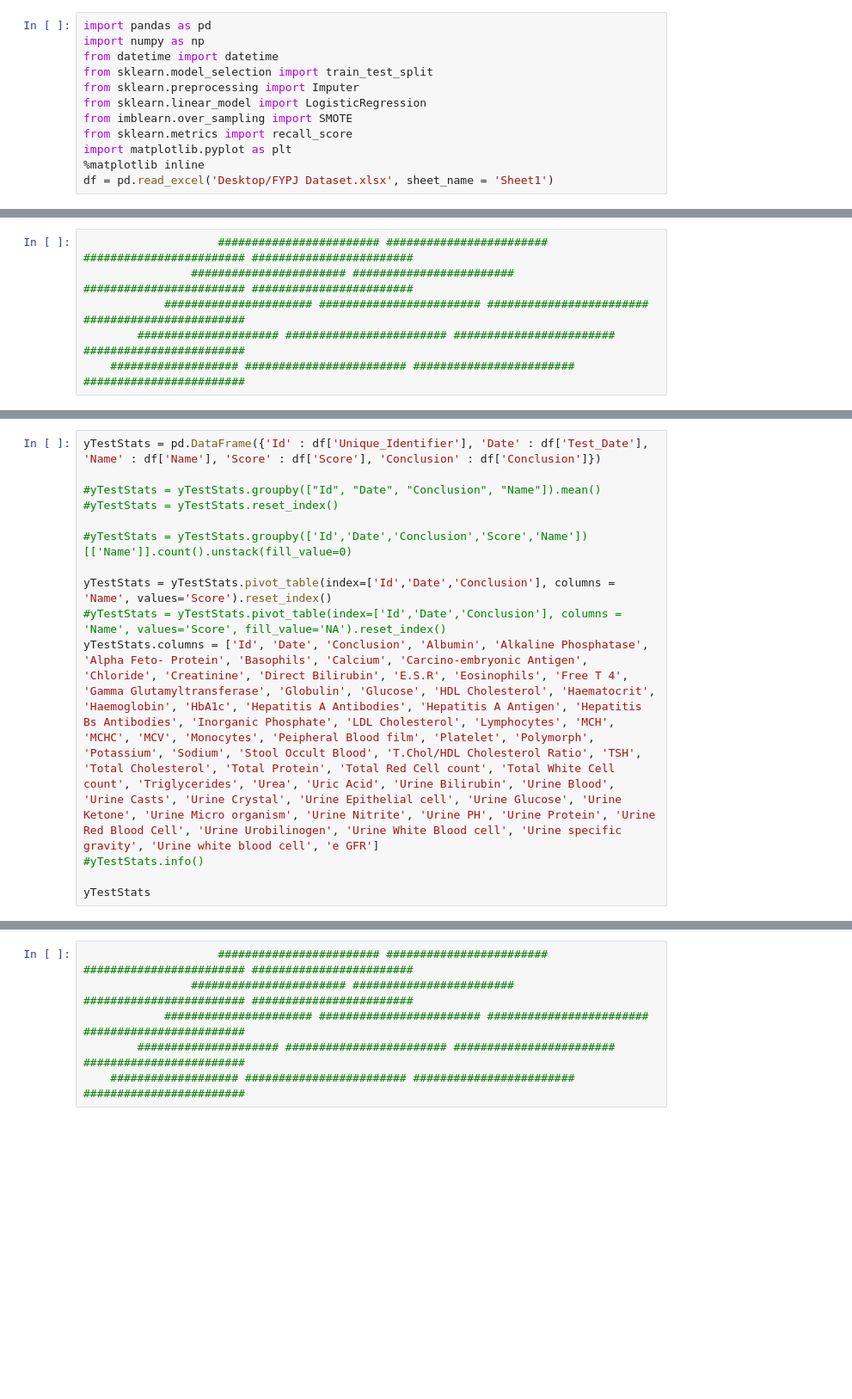
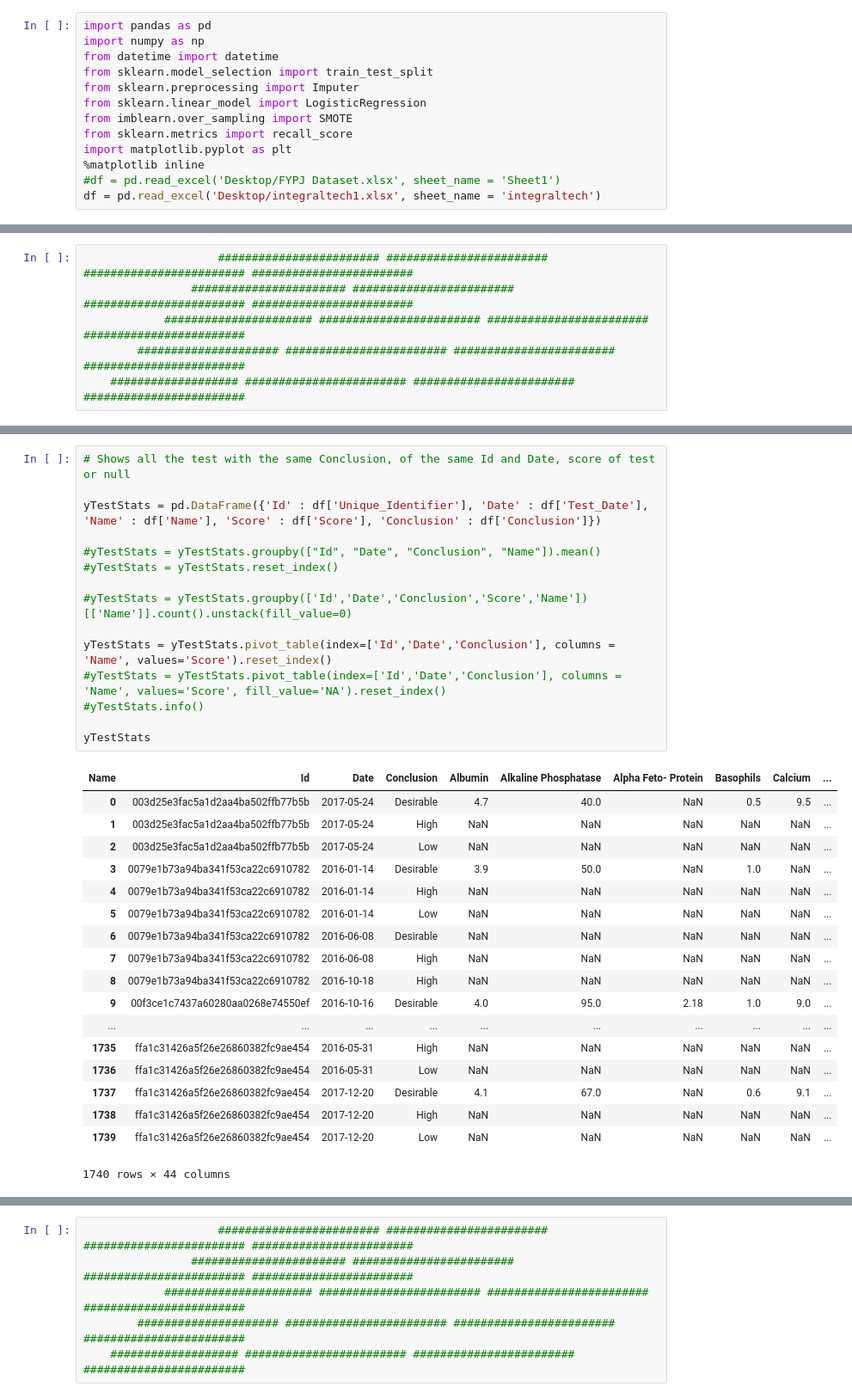
Before and after one commit to nyp-leon/Medical-Advising-AI-, a Jupyter notebook: ZL_Test.ipynb, the cells around one changed output, grey strips where cells are left out. Shown at 86% size. Saved outputs shown, nothing was run; the diff lists cells and outputs as text; blank space fills up the shorter version.

```diff
--- a/ZL_Test.ipynb
+++ b/ZL_Test.ipynb
@@ -9,7 +9,8 @@ from imblearn.over_sampling import SMOTE
 from sklearn.metrics import recall_score
 import matplotlib.pyplot as plt
 %matplotlib inline
-df = pd.read_excel('Desktop/FYPJ Dataset.xlsx', sheet_name = 'Sheet1')
+#df = pd.read_excel('Desktop/FYPJ Dataset.xlsx', sheet_name = 'Sheet1')
+df = pd.read_excel('Desktop/integraltech1.xlsx', sheet_name = 'integraltech')
 # %%
 pd.options.display.max_rows = 65
 pd.options.display.max_columns = 65
@@ -65,15 +174,35 @@ yTestStats
 # %%
+# Shows all the test with the same Conclusion, of the same Id and Date, score of test or null
+
 yTestStats = pd.DataFrame({'Id' : df['Unique_Identifier'], 'Date' : df['Test_Date'], 'Name' : df['Name'], 'Score' : df['Score'], 'Conclusion' : df['Conclusion']})
 
 #yTestStats = yTestStats.groupby(["Id", "Date", "Conclusion", "Name"]).mean()
 #yTestStats = yTestStats.reset_index()
 
 #yTestStats = yTestStats.groupby(['Id','Date','Conclusion','Score','Name'])[['Name']].count().unstack(fill_value=0)
 
 yTestStats = yTestStats.pivot_table(index=['Id','Date','Conclusion'], columns = 'Name', values='Score').reset_index()
 #yTestStats = yTestStats.pivot_table(index=['Id','Date','Conclusion'], columns = 'Name', values='Score', fill_value='NA').reset_index()
-yTestStats.columns = ['Id', 'Date', 'Conclusion', 'Albumin', 'Alkaline Phosphatase', 'Alpha Feto- Protein', 'Basophils', 'Calcium', 'Carcino-embryonic Antigen', 'Chloride', 'Creatinine', 'Direct Bilirubin', 'E.S.R', 'Eosinophils', 'Free T 4', 'Gamma Glutamyltransferase', 'Globulin', 'Glucose', 'HDL Cholesterol', 'Haematocrit', 'Haemoglobin', 'HbA1c', 'Hepatitis A Antibodies', 'Hepatitis A Antigen', 'Hepatitis Bs Antibodies', 'Inorganic Phosphate', 'LDL Cholesterol', 'Lymphocytes', 'MCH', 'MCHC', 'MCV', 'Monocytes', 'Peipheral Blood film', 'Platelet', 'Polymorph', 'Potassium', 'Sodium', 'Stool Occult Blood', 'T.Chol/HDL Cholesterol Ratio', 'TSH', 'Total Cholesterol', 'Total Protein', 'Total Red Cell count', 'Total White Cell count', 'Triglycerides', 'Urea', 'Uric Acid', 'Urine Bilirubin', 'Urine Blood', 'Urine Casts', 'Urine Crystal', 'Urine Epithelial cell', 'Urine Glucose', 'Urine Ketone', 'Urine Micro organism', 'Urine Nitrite', 'Urine PH', 'Urine Protein', 'Urine Red Blood Cell', 'Urine Urobilinogen', 'Urine White Blood cell', 'Urine specific gravity', 'Urine white blood cell', 'e GFR']
 #yTestStats.info()
 
 yTestStats
+# %% [output]
+| Name | Id | Date | Conclusion | Albumin | Alkaline Phosphatase | Alpha Feto- Protein | Basophils | Calcium | ... |
+| 0 | 003d25e3fac5a1d2aa4ba502ffb77b5b | 2017-05-24 | Desirable | 4.7 | 40.0 | NaN | 0.5 | 9.5 | ... |
+| 1 | 003d25e3fac5a1d2aa4ba502ffb77b5b | 2017-05-24 | High | NaN | NaN | NaN | NaN | NaN | ... |
+| 2 | 003d25e3fac5a1d2aa4ba502ffb77b5b | 2017-05-24 | Low | NaN | NaN | NaN | NaN | NaN | ... |
+| 3 | 0079e1b73a94ba341f53ca22c6910782 | 2016-01-14 | Desirable | 3.9 | 50.0 | NaN | 1.0 | NaN | ... |
+| 4 | 0079e1b73a94ba341f53ca22c6910782 | 2016-01-14 | High | NaN | NaN | NaN | NaN | NaN | ... |
+| 5 | 0079e1b73a94ba341f53ca22c6910782 | 2016-01-14 | Low | NaN | NaN | NaN | NaN | NaN | ... |
+| 6 | 0079e1b73a94ba341f53ca22c6910782 | 2016-06-08 | Desirable | NaN | NaN | NaN | NaN | NaN | ... |
+| 7 | 0079e1b73a94ba341f53ca22c6910782 | 2016-06-08 | High | NaN | NaN | NaN | NaN | NaN | ... |
+| 8 | 0079e1b73a94ba341f53ca22c6910782 | 2016-10-18 | High | NaN | NaN | NaN | NaN | NaN | ... |
+| 9 | 00f3ce1c7437a60280aa0268e74550ef | 2016-10-16 | Desirable | 4.0 | 95.0 | 2.18 | 1.0 | 9.0 | ... |
+| ... | ... | ... | ... | ... | ... | ... | ... | ... | ... |
+| 1735 | ffa1c31426a5f26e26860382fc9ae454 | 2016-05-31 | High | NaN | NaN | NaN | NaN | NaN | ... |
+| 1736 | ffa1c31426a5f26e26860382fc9ae454 | 2016-05-31 | Low | NaN | NaN | NaN | NaN | NaN | ... |
+| 1737 | ffa1c31426a5f26e26860382fc9ae454 | 2017-12-20 | Desirable | 4.1 | 67.0 | NaN | 0.6 | 9.1 | ... |
+| 1738 | ffa1c31426a5f26e26860382fc9ae454 | 2017-12-20 | High | NaN | NaN | NaN | NaN | NaN | ... |
+| 1739 | ffa1c31426a5f26e26860382fc9ae454 | 2017-12-20 | Low | NaN | NaN | NaN | NaN | NaN | ... |
+1740 rows × 44 columns
 # %%
```
Also changed, not shown: parts of 31 cells of this notebook.
